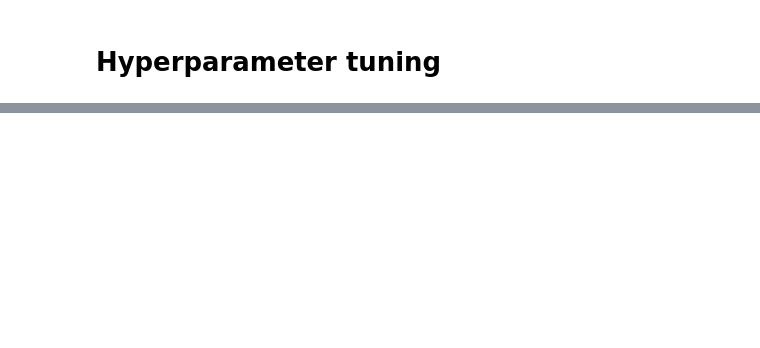
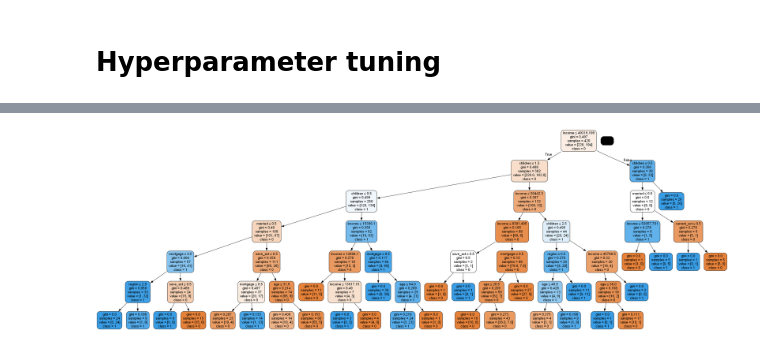
Before and after one commit to Phanuruj3146/KMITL, a Jupyter notebook: Year3/DataAnalysis/Lab9/decisionTree.ipynb, the cells around one changed output, grey strips where cells are left out. Cells and saved outputs as stored; diff of their text form; code cells hidden in the pictures; blank space fills up the shorter version.

```diff
--- a/Year3/DataAnalysis/Lab9/decisionTree.ipynb
+++ b/Year3/DataAnalysis/Lab9/decisionTree.ipynb
@@ -143,0 +160,10 @@ visualized_cm = ConfusionMatrixDisplay(cnf_matrix, display_labels=["0", "1"]).pl
+# %%
+# Create Decision Tree classifer object
+# The default criterion is gini, but entropy can also be used, add entropy use criterion='entropy'
+clf = DecisionTreeClassifier(criterion="gini", max_depth=6)
+
+# Train Decision Tree Classifer
+clf = clf.fit(X_train, y_train)
+
+# Predict the response for test dataset
+y_pred = clf.predict(X_test)
@@ -143,0 +178,11 @@ visualized_cm = ConfusionMatrixDisplay(cnf_matrix, display_labels=["0", "1"]).pl
+# %%
+dot_data = StringIO()
+feature_cols = ["age", "sex", "region", "income", "married", "children", "car", "save_act", "current_act", "mortgage"]
+export_graphviz(clf, out_file=dot_data,
+                filled=True, rounded=True,
+                special_characters=True,feature_names = feature_cols,class_names=['0','1'])
+graph = pydotplus.graph_from_dot_data(dot_data.getvalue())
+graph.write_png('diabetes.png')
+Image(graph.create_png())
+# %% [output]
+[figure, added]
```
Also changed, not shown: parts of 14 cells of this notebook, 6 other files.
